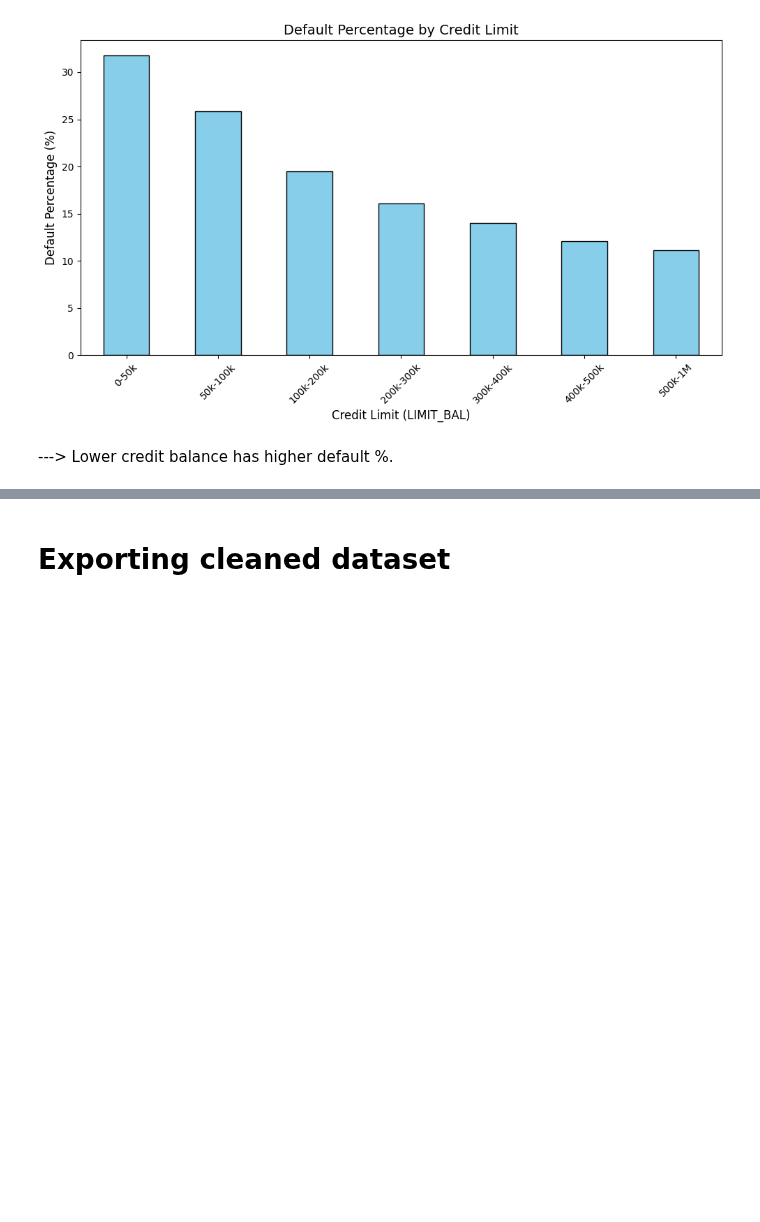
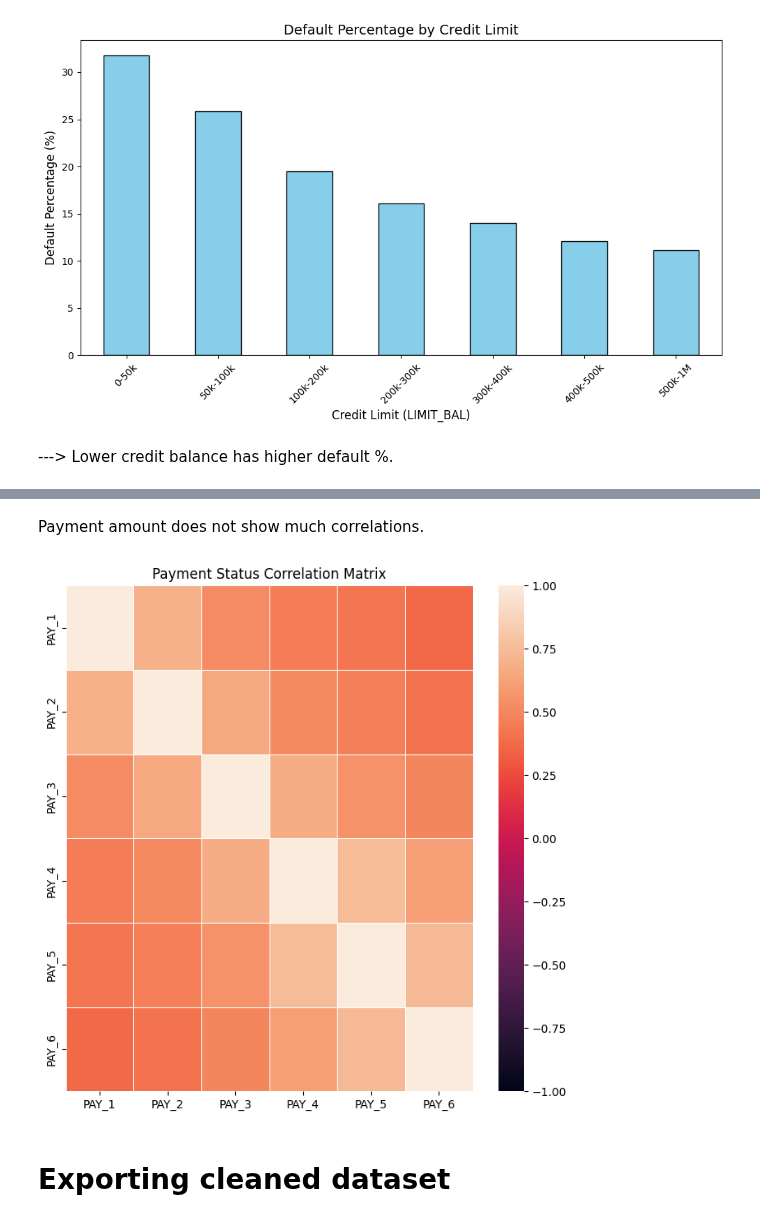
Before and after one commit to minjeoungneev/Default_Credit_Card, a Jupyter notebook: EDA.ipynb, the cells around one changed output, grey strips where cells are left out. Saved outputs shown, nothing was run; the diff lists cells and outputs as text; code cells hidden in the pictures; blank space fills up the shorter version.

```diff
--- a/EDA.ipynb
+++ b/EDA.ipynb
@@ -713,3 +742,15 @@ plt.show()
+# %% [markdown]
+Payment amount does not show much correlations.
+# %%
+pay_status = ['PAY_1', 'PAY_2','PAY_3', 'PAY_4', 'PAY_5', 'PAY_6',]
+
+plt.figure(figsize = (8,8))
+plt.title("Payment Status Correlation Matrix")
+corr = df[pay_status].corr()
+sns.heatmap(corr, xticklabels=corr.columns, yticklabels=corr.columns, linewidths=.5, vmax=1, vmin=-1)
+plt.show()
+# %% [output]
+[figure, added]
 # %% [markdown]
 # Exporting cleaned dataset
 # %%
```
Also changed, not shown: parts of 9 cells of this notebook.
